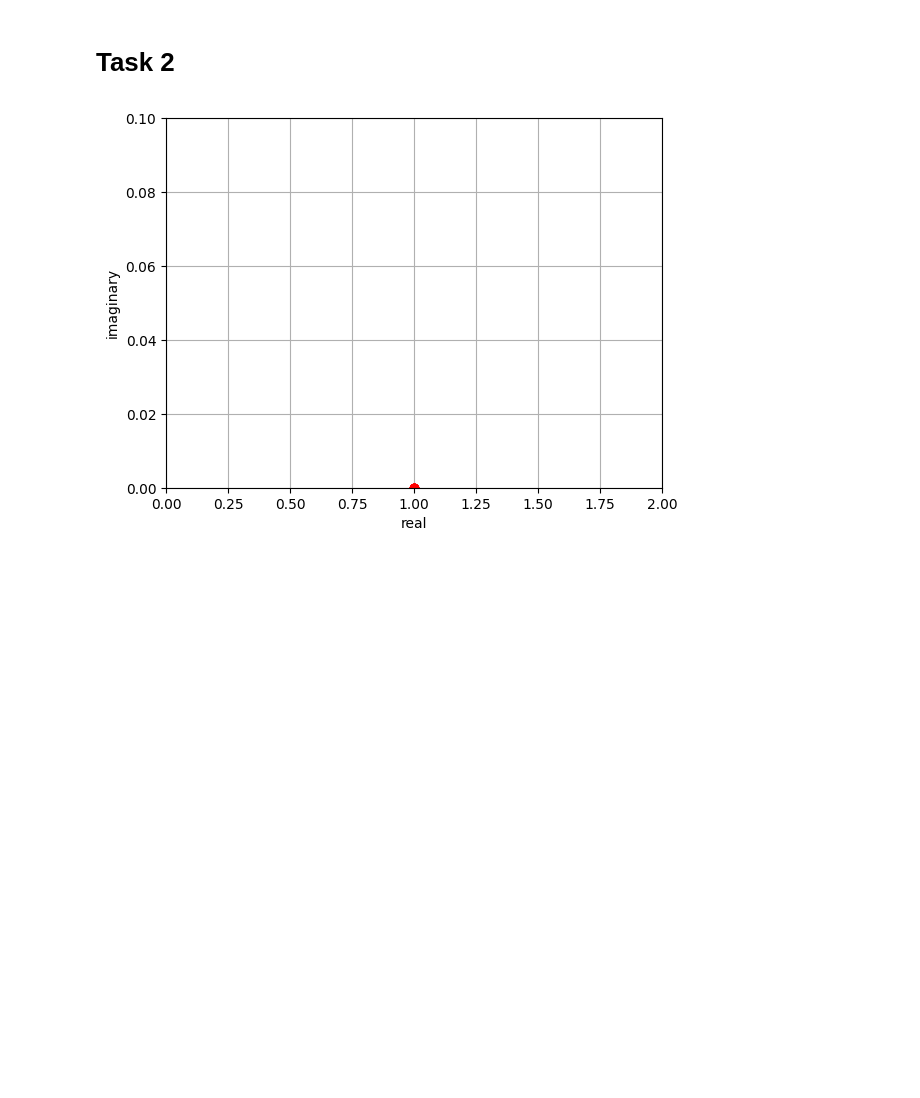
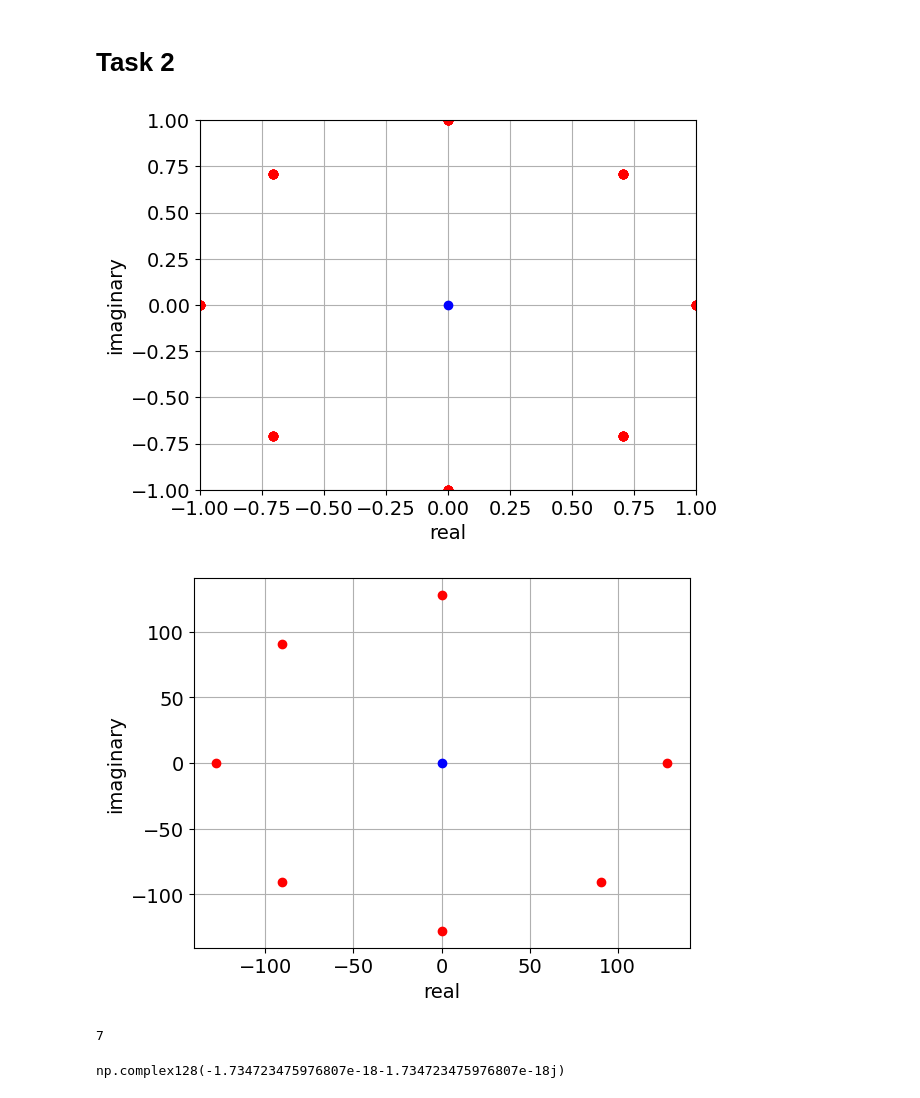
Before and after one commit to xmrenigmax/L4_Course, a Jupyter notebook: L4Mathematics/MathsAssignment/maths_assignment.ipynb, the cells around one changed output. Cells and saved outputs as stored; diff of their text form; code cells hidden in the pictures; blank space fills up the shorter version.

```diff
--- a/L4Mathematics/MathsAssignment/maths_assignment.ipynb
+++ b/L4Mathematics/MathsAssignment/maths_assignment.ipynb
@@ -23,8 +23,8 @@ def hidden_card():
     zposition_list.append(zposition)
 
     # creates a plot of the hidden card's position
-    plt.xlim(0, 2)
-    plt.ylim(0, 0.1)
+    plt.xlim(-1, 1)
+    plt.ylim(-1, 1)
     x_label = "Real"
     y_label = "Imaginary"
     plt.xlabel(x_label)
@@ -36,11 +36,12 @@ def hidden_card():
         plt.plot(zposition.real, zposition.imag, 'ro')
         plt.xlabel('real')
         plt.ylabel('imaginary')
+    # the mean of all 64 times moved
+    zmean = np.mean(zposition_list)
+    plt.plot(zmean.real, zmean.imag, 'bo')
     plt.grid()
     plt.show()
-    # the mean of all 64 times moved
-    zposition = np.mean(zposition_list)
-    return zposition
+    return zmean
 
 hidden_card()
 # %% [output]
@@ -49,35 +50,42 @@ np.complex128(-1.734723475976807e-18-1.734723475976807e-18j)
 # %% [markdown]
 # Task 2
 # %%
-def second_room(zposition):
+def second_room(zmean):
     a = 13
     count = 0
+    zposition_list2 = []
     # zinitial initial position of the hidden card
     zinitial = (math.sqrt(2)*(1 + 1j)) / ((1+1j)/(math.sqrt(2))**a)
 
     # u is next position of the hidden card
     u = math.sqrt(2) / (1 + 1j)
 
-    # move position by dividing her current position by u
-    zposition_task2 = zinitial / u
-    for count in range(63):
-        while zposition_task2 != zposition:
-            zposition_task2 = zposition_task2 / u
-            count += 1
-        return count
+    # move positions by dividing her current position by u
+    zposition = zinitial / u
 
-    plt.plot(zposition.real, zposition.imag, 'ro')
-    plt.text(zposition.real, zposition.imag + 0.1 * zposition)
-    plt.xlim(0, 2)
-    plt.ylim(0, 0.1)
-    x_label = "Real"
-    y_label = "Imaginary"
-    plt.xlabel(x_label)
-    plt.ylabel(y_label)
+    # dl moves up to 64 times. but quicker than the first room as it stops if the card is found in the mean of all 64 times moved
+    while count < 64:
+        zposition = zposition / u
+        zposition_list2.append(zposition)
+        zpositionmean2 = np.mean(zposition_list2)
+        if np.isclose(zpositionmean2, zmean):
+            break
+        count += 1
+        plt.plot(zposition.real, zposition.imag, 'ro')
+        plt.xlabel('real')
+        plt.ylabel('imaginary')
+
+    # the mean of all 64 times moved
+    zpositionmean2 = np.mean(zposition_list2)
+    plt.plot(zpositionmean2.real, zpositionmean2.imag, 'bo')
     plt.grid()
     plt.show()
     print(count)
-    return count
+    return zmean
+
 second_room(hidden_card())
 # %% [output]
-[figure, old version]
+[figure, new version]
+[figure, added]
+7
+np.complex128(-1.734723475976807e-18-1.734723475976807e-18j)
```
Also changed, not shown: parts of 3 cells of this notebook, 5 other files.
